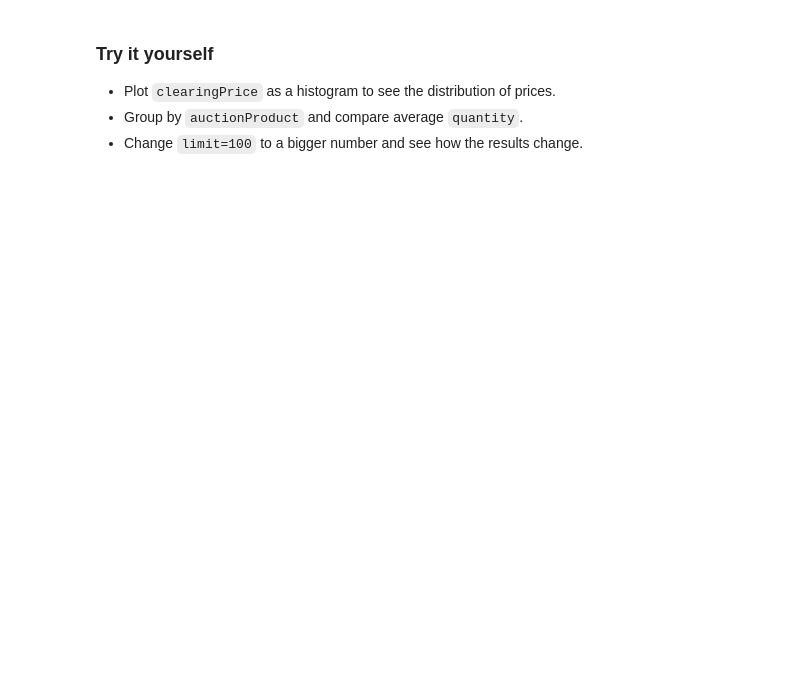
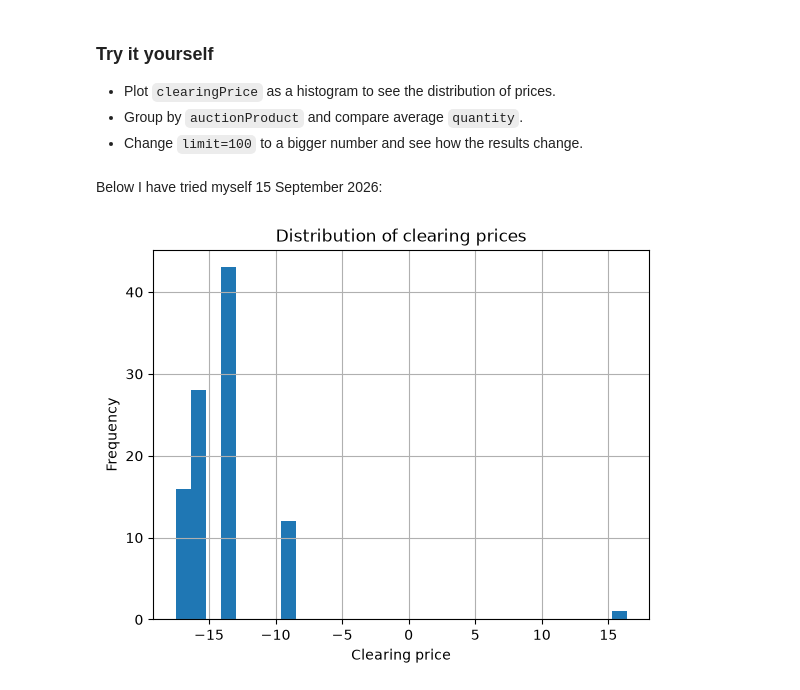
Before and after one commit to guyvw1/upgraded-parakeet, a Jupyter notebook: notebooks/api_data_exploration.ipynb, the cells around one changed output. Cells and saved outputs as stored; diff of their text form; code cells hidden in the pictures; blank space fills up the shorter version.

```diff
--- a/notebooks/api_data_exploration.ipynb
+++ b/notebooks/api_data_exploration.ipynb
@@ -69,3 +134,13 @@ plt.show()
 - Plot `clearingPrice` as a histogram to see the distribution of prices.
 - Group by `auctionProduct` and compare average `quantity`.
 - Change `limit=100` to a bigger number and see how the results change.
+# %% [markdown]
+Below I have tried myself 15 September 2026:
+# %%
+clearingPrice_counts = df["clearingPrice"].hist(bins=30)
+plt.title("Distribution of clearing prices")
+plt.xlabel("Clearing price")
+plt.ylabel("Frequency")
+plt.show()
+# %% [output]
+[figure, added]
```
Also changed, not shown: parts of 8 cells of this notebook, 5 other files.
